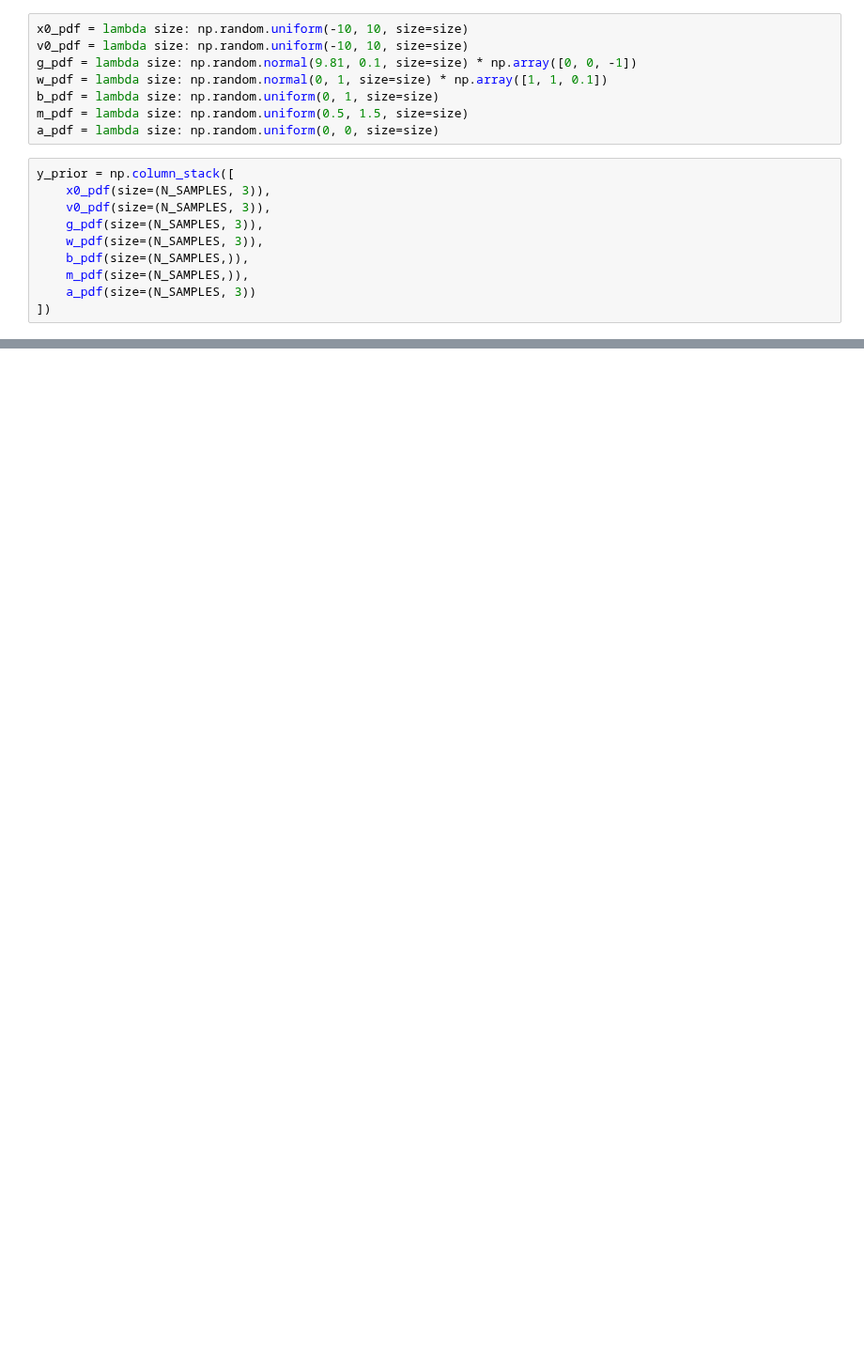
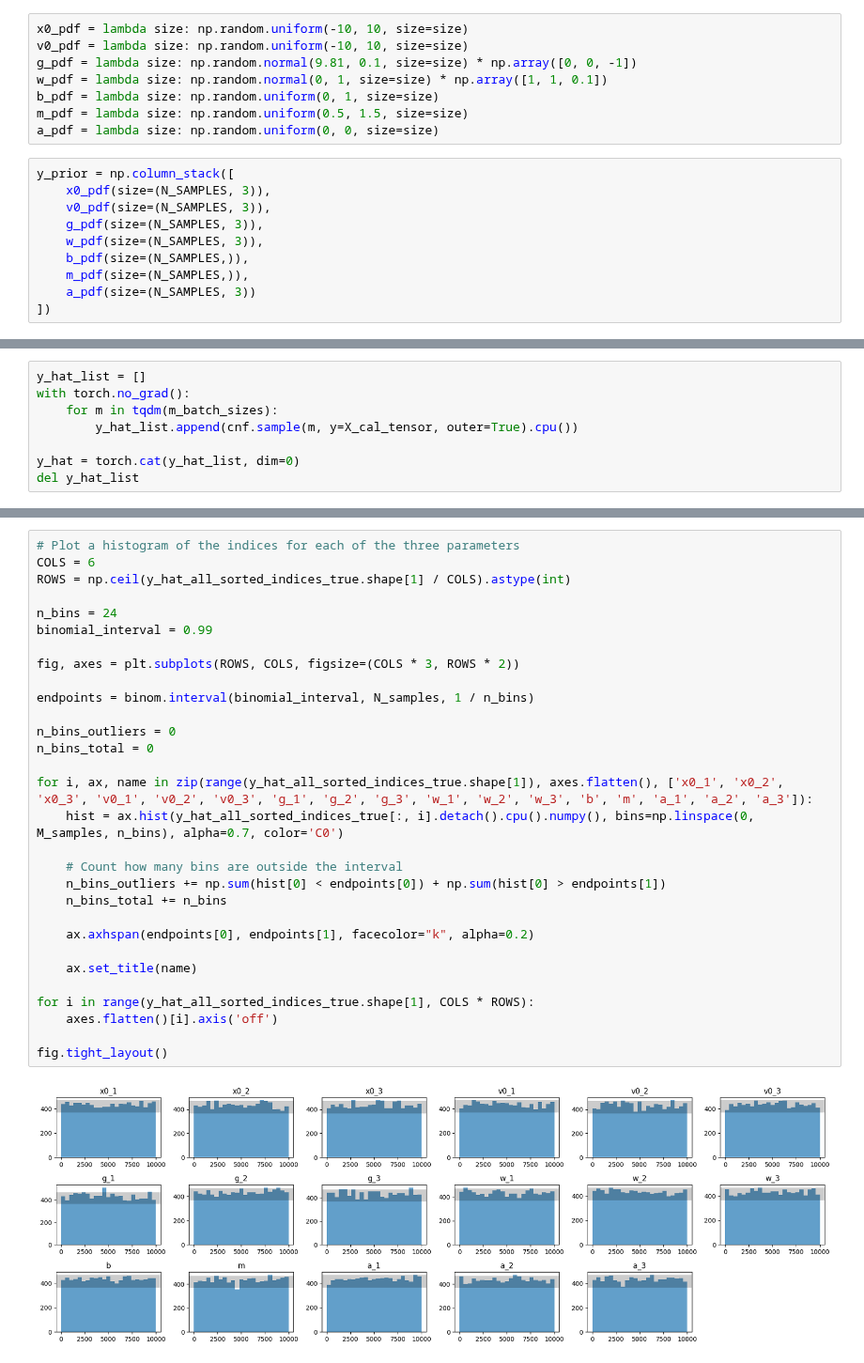
Before and after one commit to psaegert/bcnf, a Jupyter notebook: experimental/test_training.ipynb, the cells around one changed output, grey strips where cells are left out. Shown at 94% size. Cells and saved outputs as stored; diff of their text form; blank space fills up the shorter version.

```diff
--- a/experimental/test_training.ipynb
+++ b/experimental/test_training.ipynb
@@ -170,0 +200,8 @@ fig.tight_layout();
+# %%
+y_hat_list = []
+with torch.no_grad():
+    for m in tqdm(m_batch_sizes):
+        y_hat_list.append(cnf.sample(m, y=X_cal_tensor, outer=True).cpu())
+
+y_hat = torch.cat(y_hat_list, dim=0)
+del y_hat_list
@@ -170,0 +222,32 @@ fig.tight_layout();
+# %%
+# Plot a histogram of the indices for each of the three parameters
+COLS = 6
+ROWS = np.ceil(y_hat_all_sorted_indices_true.shape[1] / COLS).astype(int)
+
+n_bins = 24
+binomial_interval = 0.99
+
+fig, axes = plt.subplots(ROWS, COLS, figsize=(COLS * 3, ROWS * 2))
+
+endpoints = binom.interval(binomial_interval, N_samples, 1 / n_bins)
+
+n_bins_outliers = 0
+n_bins_total = 0
+
+for i, ax, name in zip(range(y_hat_all_sorted_indices_true.shape[1]), axes.flatten(), ['x0_1', 'x0_2', 'x0_3', 'v0_1', 'v0_2', 'v0_3', 'g_1', 'g_2', 'g_3', 'w_1', 'w_2', 'w_3', 'b', 'm', 'a_1', 'a_2', 'a_3']):
+    hist = ax.hist(y_hat_all_sorted_indices_true[:, i].detach().cpu().numpy(), bins=np.linspace(0, M_samples, n_bins), alpha=0.7, color='C0')
+
+    # Count how many bins are outside the interval
+    n_bins_outliers += np.sum(hist[0] < endpoints[0]) + np.sum(hist[0] > endpoints[1])
+    n_bins_total += n_bins
+
+    ax.axhspan(endpoints[0], endpoints[1], facecolor="k", alpha=0.2)
+
+    ax.set_title(name)
+
+for i in range(y_hat_all_sorted_indices_true.shape[1], COLS * ROWS):
+    axes.flatten()[i].axis('off')
+
+fig.tight_layout()
+# %% [output]
+[figure, added]
```
Also changed, not shown: parts of 16 cells of this notebook, 3 other files.
